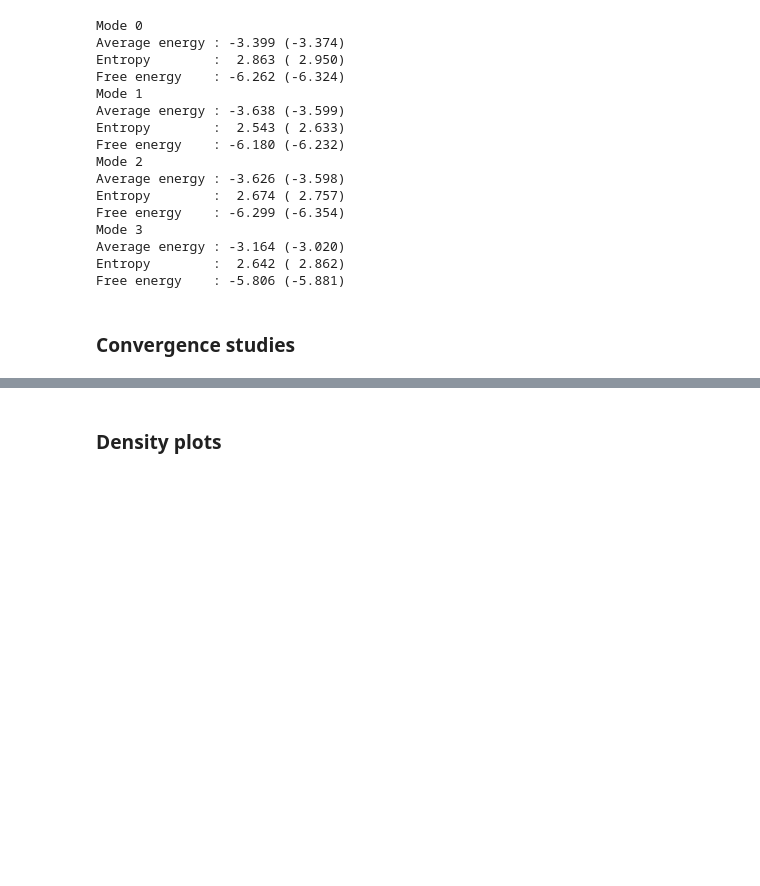
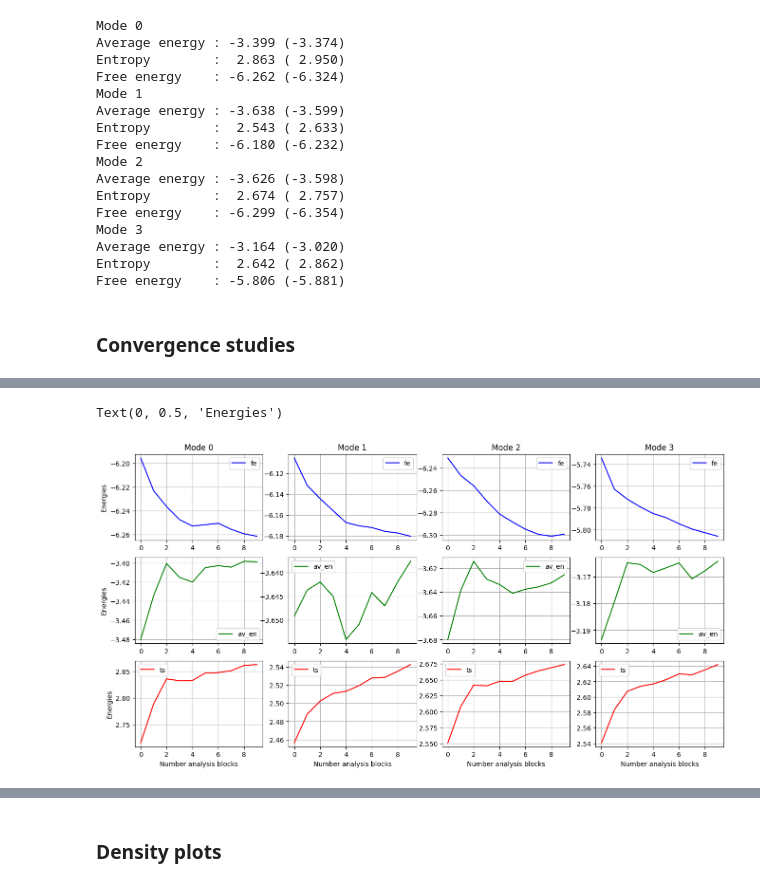
Before and after one commit to lillgroup/StatMechLectures, a Jupyter notebook: FreeEnergy_vs_Docking_2D_convergence.ipynb, the cells around one changed output, grey strips where cells are left out. Drawn from its saved outputs; the diff is of its cells as text; code cells hidden in the pictures; blank space fills up the shorter version.

```diff
--- a/FreeEnergy_vs_Docking_2D_convergence.ipynb
+++ b/FreeEnergy_vs_Docking_2D_convergence.ipynb
@@ -853,0 +885,24 @@ for i in range(num_steps_analysis):
+# %%
+fig, ax = plt.subplots(3, 4, figsize=(16, 8))
+
+x = np.arange(0, num_steps_analysis, 1)
+
+for rii, ri in enumerate(scc):  # loop over all 4 modes
+  ax[0,rii].plot(x, fe_array[rii], label='fe', color='blue')
+  ax[1,rii].plot(x, av_en_array[rii], label='av_en', color='green')
+  ax[2,rii].plot(x, ts_array[rii], label='ts', color='red')
+  ax[0,rii].legend()
+  ax[1,rii].legend()
+  ax[2,rii].legend()
+  ax[0,rii].grid(True)
+  ax[1,rii].grid(True)
+  ax[2,rii].grid(True)
+
+  ax[0,rii].set_title("Mode %d" % rii)
+  ax[2,rii].set_xlabel("Number analysis blocks")
+ax[0,0].set_ylabel("Energies")
+ax[1,0].set_ylabel("Energies")
+ax[2,0].set_ylabel("Energies")
+# %% [output]
+Text(0, 0.5, 'Energies')
+[figure, added]
```
Also changed, not shown: parts of 2 cells of this notebook.
